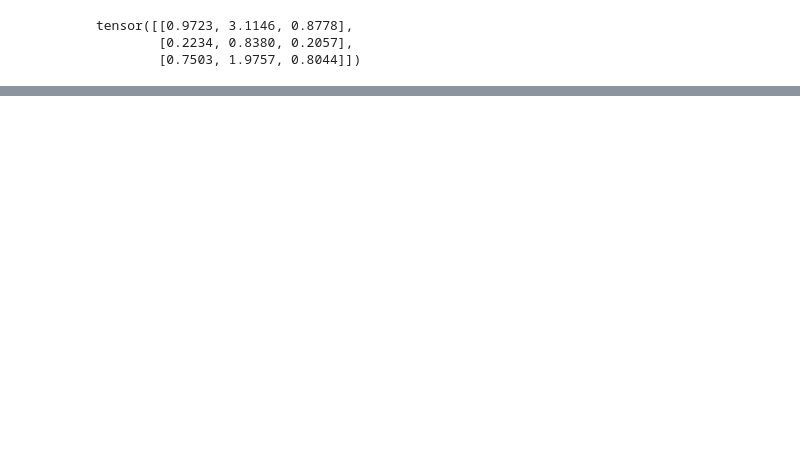
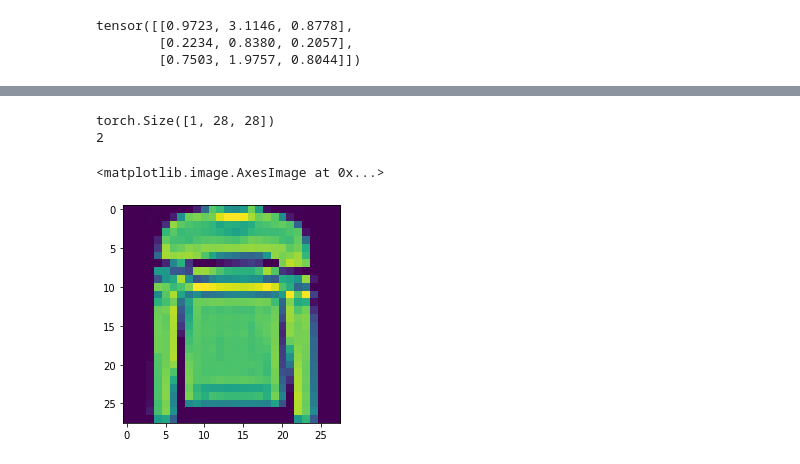
Before and after one commit to Vitalylqw/pytorch, a Jupyter notebook: hw_1.ipynb, the cells around one changed output, grey strips where cells are left out. Drawn from its saved outputs; the diff is of its cells as text; code cells hidden in the pictures; blank space fills up the shorter version.

```diff
--- a/hw_1.ipynb
+++ b/hw_1.ipynb
@@ -63,0 +88,10 @@ tensor([[0.9723, 3.1146, 0.8778],
+# %%
+train_dataset = torchvision.datasets.FashionMNIST(root='./data/',
+                                             train=True,
+                                             transform=transforms.ToTensor(),
+                                             download=True)
+test_dataset = torchvision.datasets.FashionMNIST(root='./data',
+                                             train=False,
+                                             transform=transforms.ToTensor(),
+                                             download=True
+                                            )
@@ -63,0 +104,12 @@ tensor([[0.9723, 3.1146, 0.8778],
+# %%
+image, label = train_dataset[5]
+print (image.size())
+print (label)
+# %% [output]
+torch.Size([1, 28, 28])
+2
+# %%
+plt.imshow(image.permute(1, 2, 0).numpy())
+# %% [output]
+<matplotlib.image.AxesImage at 0x...>
+[figure, added]
```
Also changed, not shown: parts of 15 cells of this notebook.
